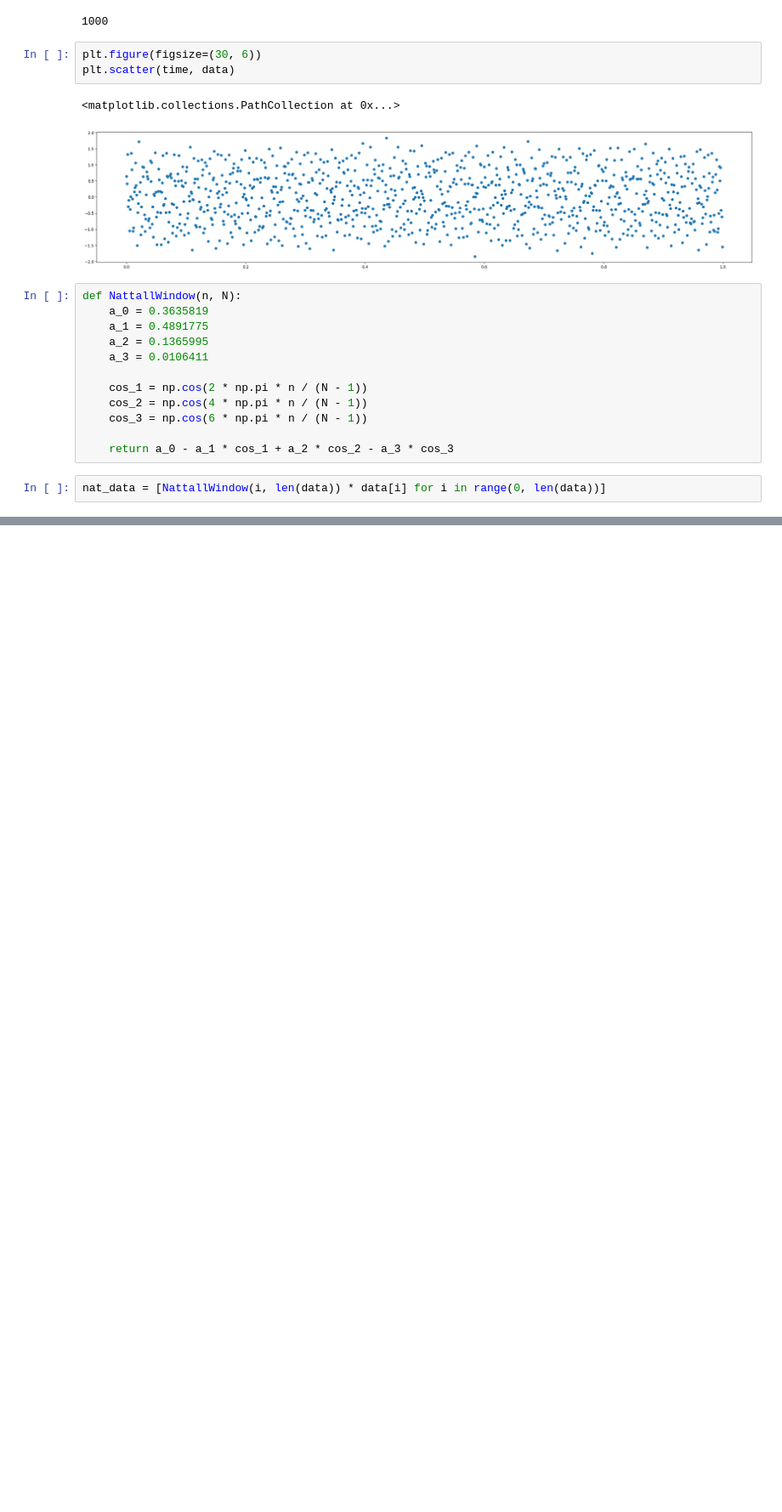
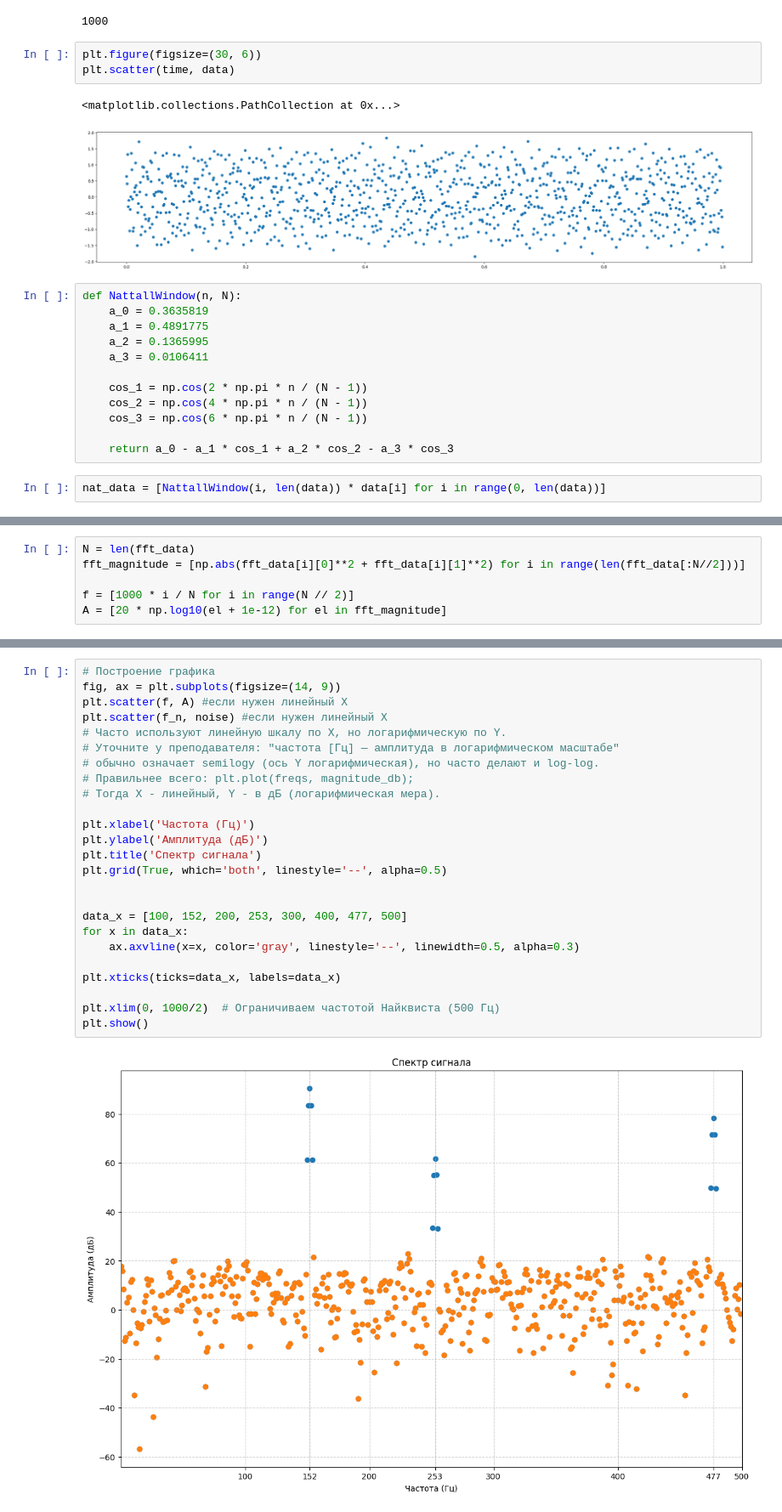
Before and after one commit to GordStep/Python-Mathematical-modeling-methods, a Jupyter notebook: source/lab_3_2.ipynb, the cells around one changed output, grey strips where cells are left out. Shown at 85% size. Saved outputs shown, nothing was run; the diff lists cells and outputs as text; blank space fills up the shorter version.

```diff
--- a/source/lab_3_2.ipynb
+++ b/source/lab_3_2.ipynb
@@ -49,0 +84,6 @@ def FastFurieTransform()
+# %%
+N = len(fft_data)
+fft_magnitude = [np.abs(fft_data[i][0]**2 + fft_data[i][1]**2) for i in range(len(fft_data[:N//2]))]
+
+f = [1000 * i / N for i in range(N // 2)]
+A = [20 * np.log10(el + 1e-12) for el in fft_magnitude]
@@ -49,0 +98,27 @@ def FastFurieTransform()
+# %%
+# Построение графика
+fig, ax = plt.subplots(figsize=(14, 9))
+plt.scatter(f, A) #если нужен линейный X
+plt.scatter(f_n, noise) #если нужен линейный X
+# Часто используют линейную шкалу по X, но логарифмическую по Y.
+# Уточните у преподавателя: "частота [Гц] — амплитуда в логарифмическом масштабе"
+# обычно означает semilogy (ось Y логарифмическая), но часто делают и log-log.
+# Правильнее всего: plt.plot(freqs, magnitude_db);
+# Тогда X - линейный, Y - в дБ (логарифмическая мера).
+
+plt.xlabel('Частота (Гц)')
+plt.ylabel('Амплитуда (дБ)')
+plt.title('Спектр сигнала')
+plt.grid(True, which='both', linestyle='--', alpha=0.5)
+
+
+data_x = [100, 152, 200, 253, 300, 400, 477, 500]
+for x in data_x:
+    ax.axvline(x=x, color='gray', linestyle='--', linewidth=0.5, alpha=0.3)
+
+plt.xticks(ticks=data_x, labels=data_x)
+
+plt.xlim(0, 1000/2)  # Ограничиваем частотой Найквиста (500 Гц)
+plt.show()
+# %% [output]
+[figure, added]
```
Also changed, not shown: parts of 5 cells of this notebook, 1 other file.
